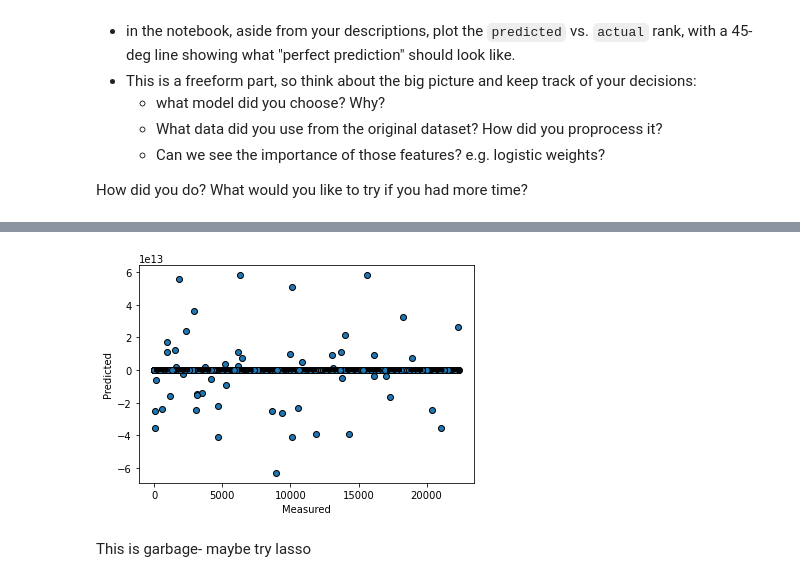
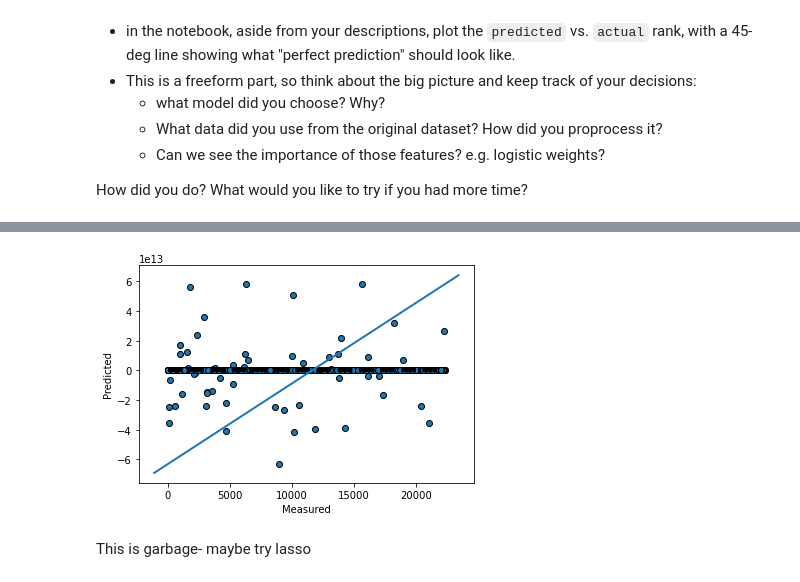
Before and after one commit to rtbs-dev/text-data-spr22, a Jupyter notebook: homework/hw2-goals-approaches/yaa46/readme.ipynb, the cells around one changed output, grey strips where cells are left out. Cells and saved outputs as stored; diff of their text form; code cells hidden in the pictures.

```diff
--- a/homework/hw2-goals-approaches/yaa46/readme.ipynb
+++ b/homework/hw2-goals-approaches/yaa46/readme.ipynb
@@ -282,3 +302,13 @@ import matplotlib.pyplot as plt
 file = open("regression.pkl",'rb')
 clf = pickle.load(file)
 file.close()
+# %%
+# read the regression data
+regression_df = pd.read_csv("regression_df.csv")
+
+# target and features w/o text
+y = regression_df.edhrec_rank
+X = regression_df.drop(['edhrec_rank'], axis=1)
+
+# train test split
+X_train, X_test, y_train, y_test = train_test_split(X, y, test_size=0.2, random_state=42)
@@ -285,17 +335,14 @@ file.close()
 # %%
-from regression import y_test, X_test
-
 #predict the test set
-y_pred = clf.predict(X_test)
-
 fig, ax = plt.subplots()
-ax.scatter(y_test, y_pred, edgecolors=(0, 0, 0))
+ax.scatter(y_test, clf.predict(X_test), edgecolors=(0, 0, 0))
 ax.plot([y_test.min(), y_test.max()], [y_test.min(), y_test.max()], "k--", lw=4)
 ax.set_xlabel("Measured")
 ax.set_ylabel("Predicted")
+ax. plot(ax. get_xlim(), ax. get_ylim(),lw=2)
 plt.show()
 # %% [output]
-[figure, old version]
+[figure, new version]
 # %% [markdown]
 This is garbage- maybe try lasso
 # %% [markdown]
```
Also changed, not shown: parts of 49 cells of this notebook, 12 other files.
